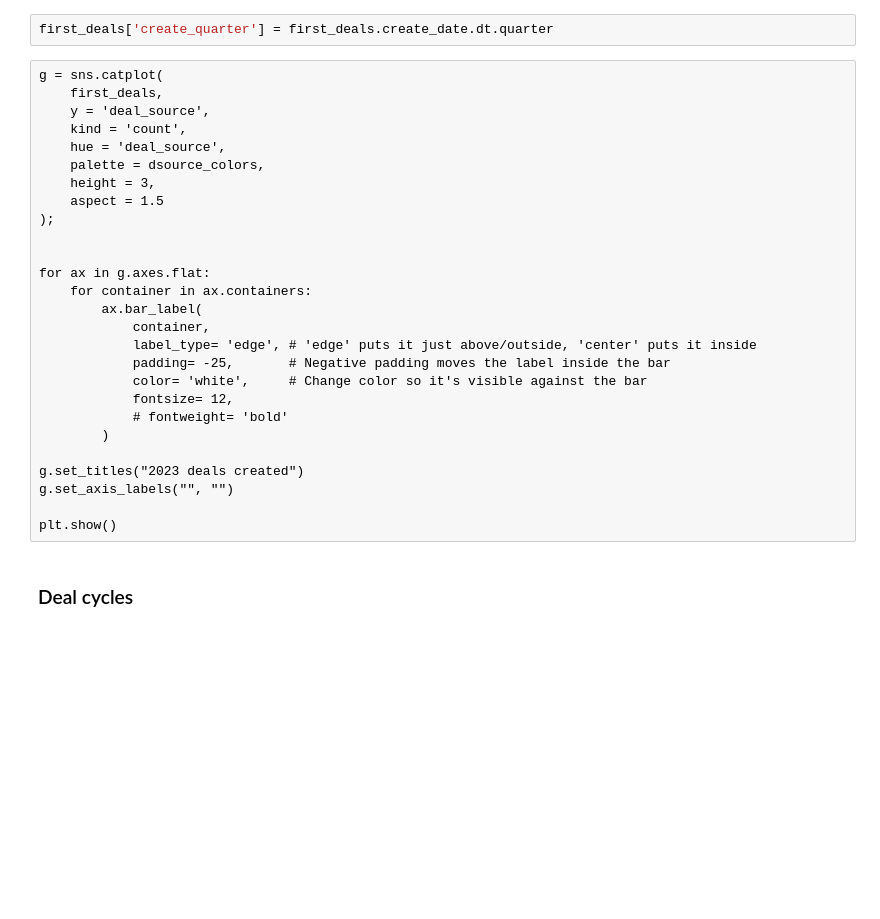
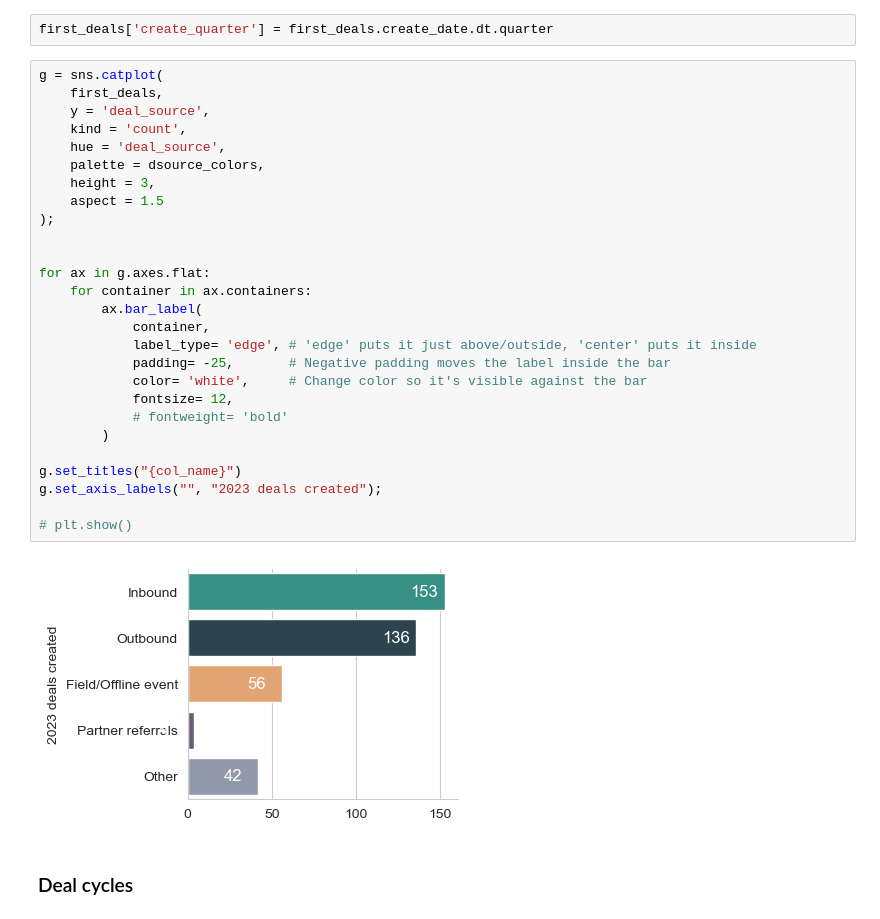
Before and after one commit to outovhush/revops-portfolio, a Jupyter notebook: swag_23_pipeline_correlations/swag_23_pipeline_corr.ipynb, the cells around one changed output. Saved outputs shown, nothing was run; the diff lists cells and outputs as text; blank space fills up the shorter version.

```diff
--- a/swag_23_pipeline_correlations/swag_23_pipeline_corr.ipynb
+++ b/swag_23_pipeline_correlations/swag_23_pipeline_corr.ipynb
@@ -275,33 +275,35 @@ first_deals.deal_source.value_counts().plot(
 Deal created weights across deal (lead) sources over the reviewd 2023 period as a pie-chart
 # %%
 first_deals['create_quarter'] = first_deals.create_date.dt.quarter
-# %% [raw]
-g = sns.catplot(
-    first_deals,
-    y = 'deal_source',
-    kind = 'count',
-    hue = 'deal_source',
-    palette = dsource_colors,
-    height = 3,
-    aspect = 1.5
-);
-
-
-for ax in g.axes.flat:
-    for container in ax.containers:
-        ax.bar_label(
-            container,
-            label_type= 'edge', # 'edge' puts it just above/outside, 'center' puts it inside
-            padding= -25,       # Negative padding moves the label inside the bar
-            color= 'white',     # Change color so it's visible against the bar
-            fontsize= 12,
-            # fontweight= 'bold'
-        )
-
-g.set_titles("2023 deals created")
-g.set_axis_labels("", "")
-
-plt.show()
+# %%
+g = sns.catplot(
+    first_deals,
+    y = 'deal_source',
+    kind = 'count',
+    hue = 'deal_source',
+    palette = dsource_colors,
+    height = 3,
+    aspect = 1.5
+);
+
+
+for ax in g.axes.flat:
+    for container in ax.containers:
+        ax.bar_label(
+            container,
+            label_type= 'edge', # 'edge' puts it just above/outside, 'center' puts it inside
+            padding= -25,       # Negative padding moves the label inside the bar
+            color= 'white',     # Change color so it's visible against the bar
+            fontsize= 12,
+            # fontweight= 'bold'
+        )
+
+g.set_titles("{col_name}")
+g.set_axis_labels("", "2023 deals created");
+
+# plt.show()
+# %% [output]
+[figure, added]
 # %% [markdown]
 ### Deal cycles
 # %%
```
Also changed, not shown: parts of 10 cells of this notebook, 2 other files.
